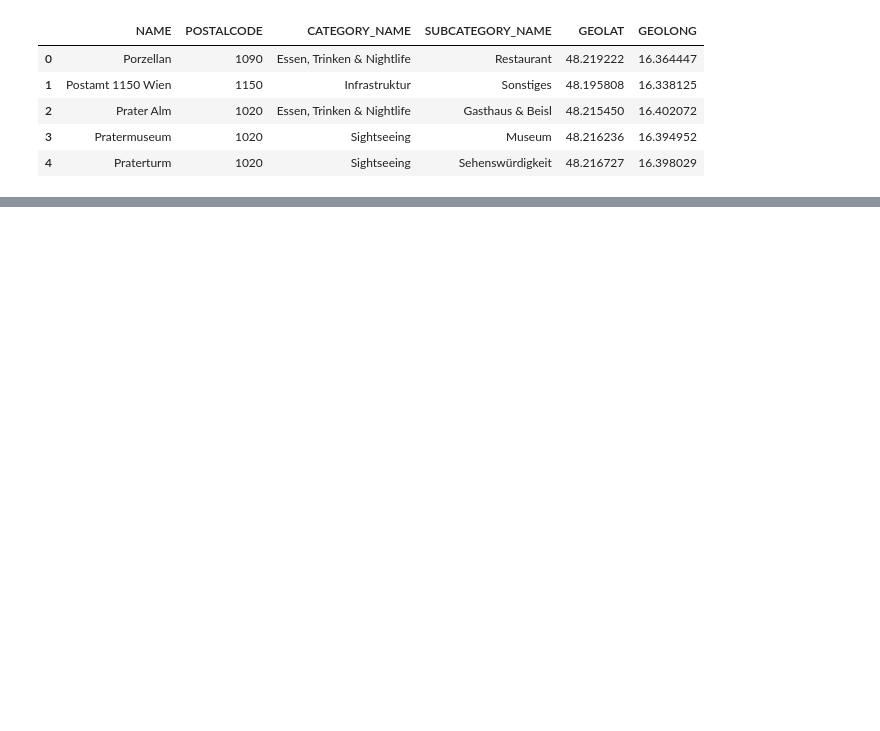
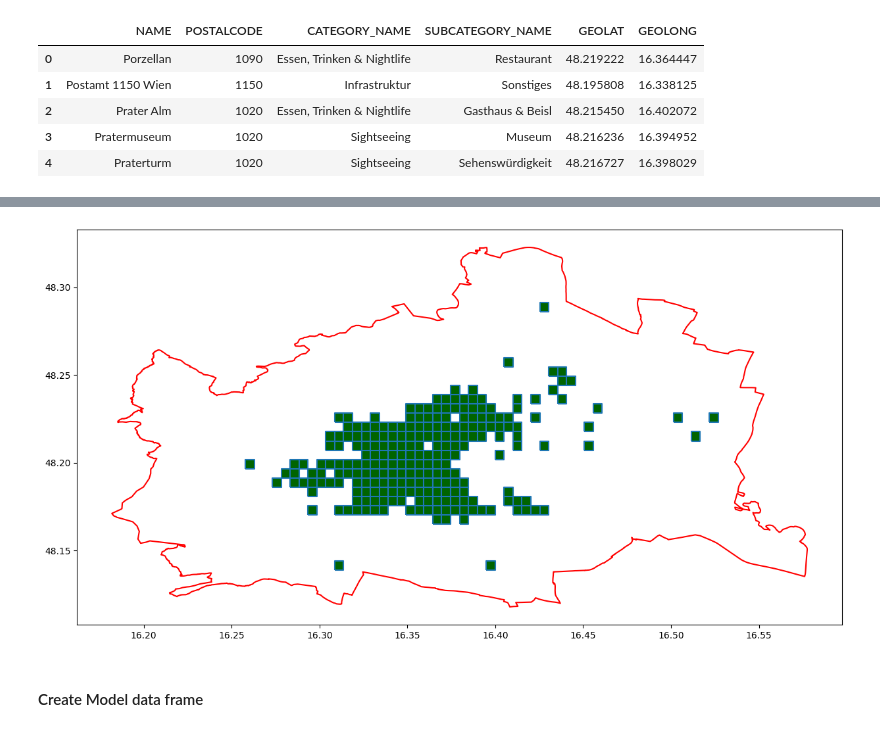
Before and after one commit to EderChri/DOPP, a Jupyter notebook: a_new_hope.ipynb, the cells around one changed output, grey strips where cells are left out. Drawn from its saved outputs; the diff is of its cells as text; code cells hidden in the pictures; blank space fills up the shorter version.

```diff
--- a/a_new_hope.ipynb
+++ b/a_new_hope.ipynb
@@ -126,0 +146,7 @@ KeyError: 'GEOLONG'
+# %%
+grid_listings.loc[:,'neighbourhood_cleansed'] = grid_listings.loc[:,'neighbourhood_cleansed'].apply(
+    lambda x: "Rudolfsheim-Fünfhaus" if str(x).__contains__("Rudolfsheim") else x
+)
+mapping = pd.read_csv("data/district_to_post.csv")
+merged = grid_listings.merge(mapping, left_on="neighbourhood_cleansed", right_on="name", how="inner")
+merged.head()
@@ -126,0 +208,10 @@ KeyError: 'GEOLONG'
+# %%
+relevant_squares = grid_listings.groupby("grid_id").filter(lambda x: len(x) > 4).sort_values("grid_id")["grid_id"].unique().tolist()
+relevant_grid = [grid[int(i)] for i in relevant_squares]
+# %%
+fig, ax = plt.subplots(figsize=(15, 15))
+gpd.GeoSeries(relevant_grid).boundary.plot(ax=ax, facecolor="darkgreen")
+gpd.GeoSeries([geom]).boundary.plot(ax=ax,color="red")
+plt.show()
+# %% [output]
+[figure, added]
@@ -126,0 +220,2 @@ KeyError: 'GEOLONG'
+# %% [markdown]
+#### Create Model data frame
```
Also changed, not shown: parts of 24 cells of this notebook.
